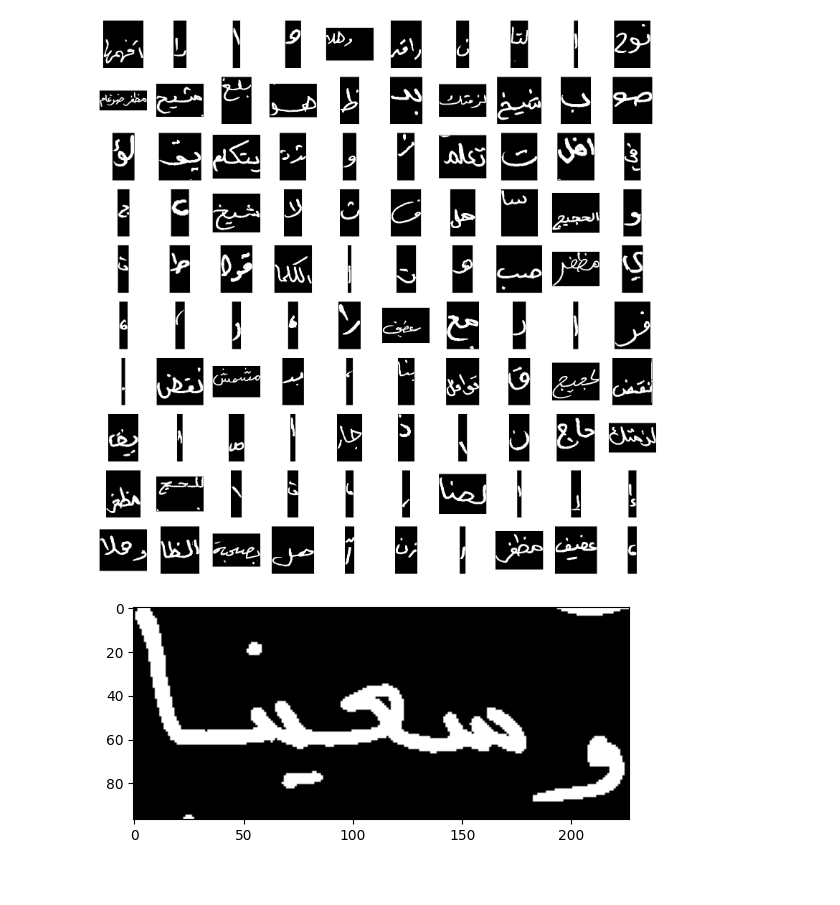
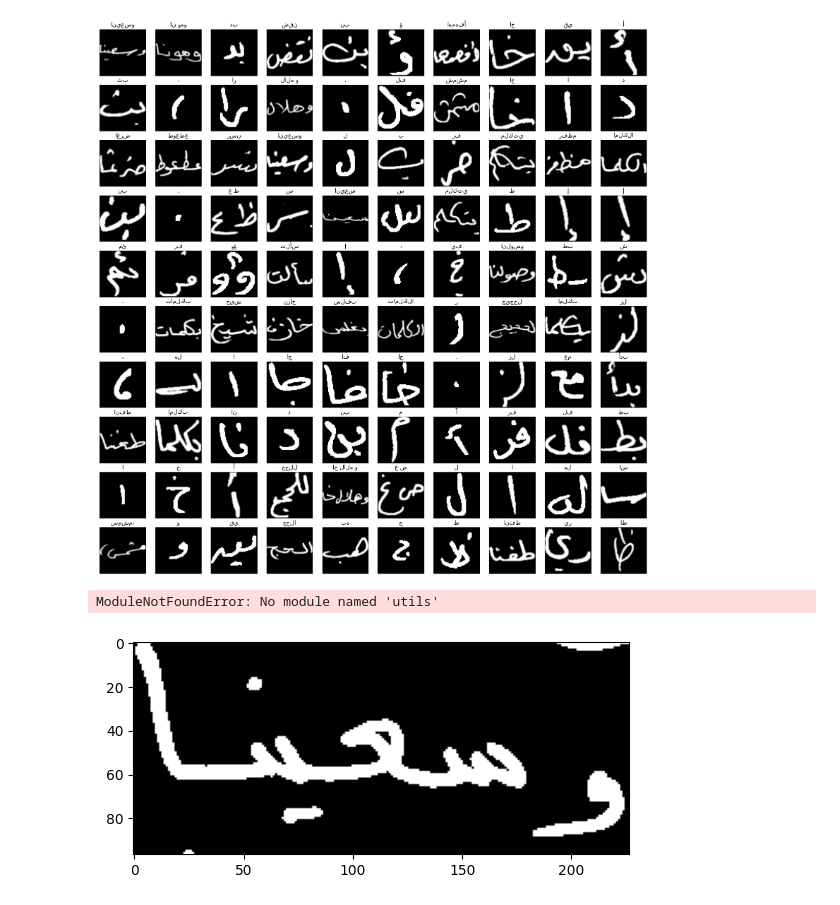
Before and after one commit to idrissmortadi/arabic-ocr, a Jupyter notebook: inspect_labels.ipynb, the cells around one changed output. Saved outputs shown, nothing was run; the diff lists cells and outputs as text; code cells hidden in the pictures.

```diff
--- a/inspect_labels.ipynb
+++ b/inspect_labels.ipynb
@@ -8,17 +9,49 @@ import random
 LABELS_PATH = "Dataset/Total GT"
 IMAGES_PATH = "Dataset/Total Images"
 # %%
+from source.utils import square_crop
+import torchvision
+
+resize = torchvision.transforms.Resize((64, 64))
+
 fig, axs = plt.subplots(10,10, figsize=(20,20))
 
 for i in range(10):
     for j in range(10):
         image_name = random.choice(os.listdir(IMAGES_PATH))
+        with open(os.path.join(LABELS_PATH, image_name.split(".")[0]+".txt")) as f:
+            image_label = f.read()
         image = Image.open(os.path.join(IMAGES_PATH, image_name))
-        axs[i,j].imshow(image, cmap="gray")
+        axs[i,j].imshow(square_crop(np.array(image), resize), cmap="gray")
         axs[i,j].set_xticks([])
         axs[i,j].set_yticks([])
+        axs[i,j].set_title(image_label[::-1])
 # %% [output]
-[figure, old version]
+[figure, new version]
+# %%
+from source.model_scripts import BenchmarkCnn2
+from source.custom_dataset import CustomDataset
+from source.create_data_loader import create_data_loader
+
+# Get train loaders
+resize = torchvision.transforms.Resize((64, 64))
+custom_dataset = CustomDataset(images_folder=DATASET_IMAGES_PATH,
+                               labels_folder=DATASET_LETTERS_PATH,
+                               transform=resize)
+train_loader, val_loader, test_loader = create_data_loader(custom_dataset)
+
+# Step 1: Define model
+
+# Step 2: Set up your training loop
+device = torch.device('cuda' if torch.cuda.is_available() else 'cpu')
+
+num_classes = len(custom_dataset.unique_targets)
+
+model = BenchmarkCnn2(64, num_classes)
+model.load_state_dict(torch.load("saved_models/benchmark_cnn_2024-02-29_22-23-16.pth"))
+model.eval()
+# %% [output]
+ModuleNotFoundError: No module named 'utils'
 # %%
 image_name = random.choice(os.listdir(IMAGES_PATH))
 image = Image.open(os.path.join(IMAGES_PATH, image_name))
```
Also changed, not shown: parts of 1 cell of this notebook, 5 other files.
